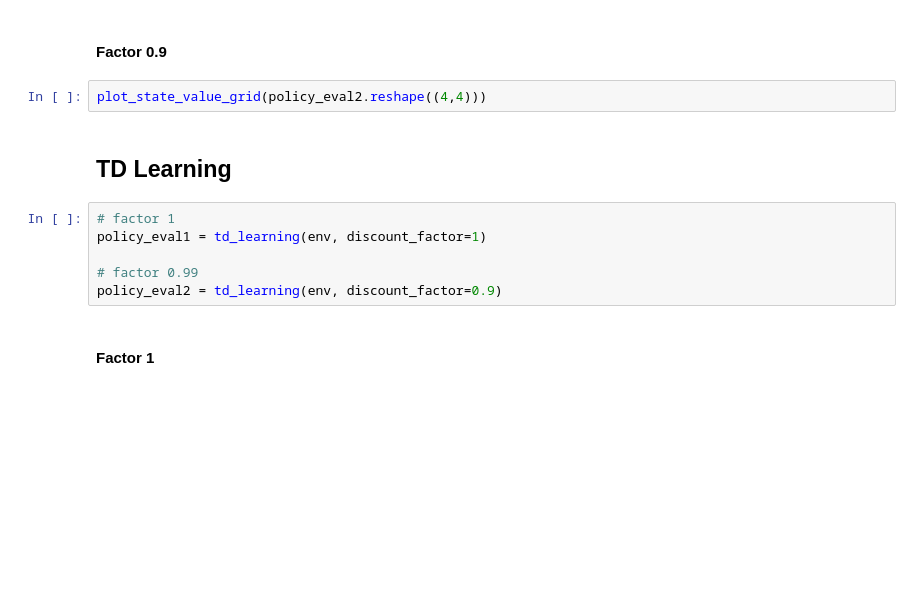
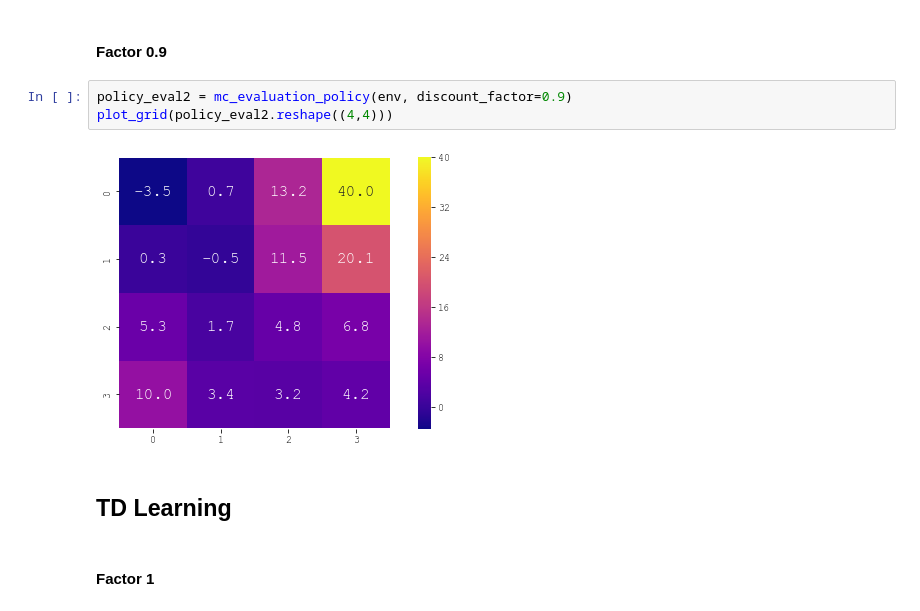
Before and after one commit to wolfsinem/AdaptiveSystems, a Jupyter notebook: evaluation/visualize_evaluation.ipynb, the cells around one changed output. Cells and saved outputs as stored; diff of their text form; blank space fills up the shorter version.

```diff
--- a/evaluation/visualize_evaluation.ipynb
+++ b/evaluation/visualize_evaluation.ipynb
@@ -58,15 +50,12 @@ plot_state_value_grid(policy_eval1.reshape((4,4)))
 # %% [markdown]
 #### Factor 0.9
 # %%
-plot_state_value_grid(policy_eval2.reshape((4,4)))
+policy_eval2 = mc_evaluation_policy(env, discount_factor=0.9)
+plot_grid(policy_eval2.reshape((4,4)))
+# %% [output]
+[figure, added]
 # %% [markdown]
 ## TD Learning
-# %%
-# factor 1
-policy_eval1 = td_learning(env, discount_factor=1)
-
-# factor 0.99
-policy_eval2 = td_learning(env, discount_factor=0.9)
 # %% [markdown]
 #### Factor 1
 # %%
```
Also changed, not shown: parts of 26 cells of this notebook.
